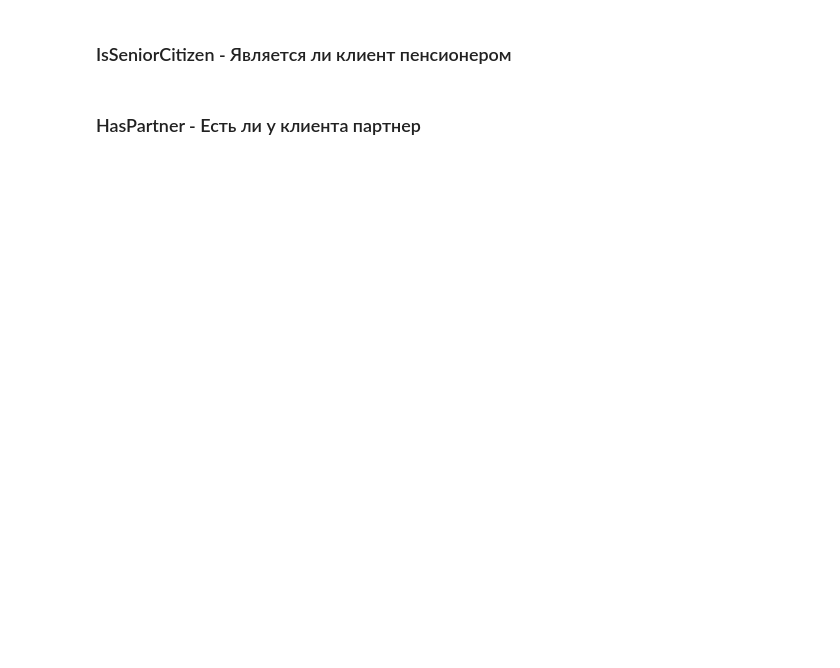
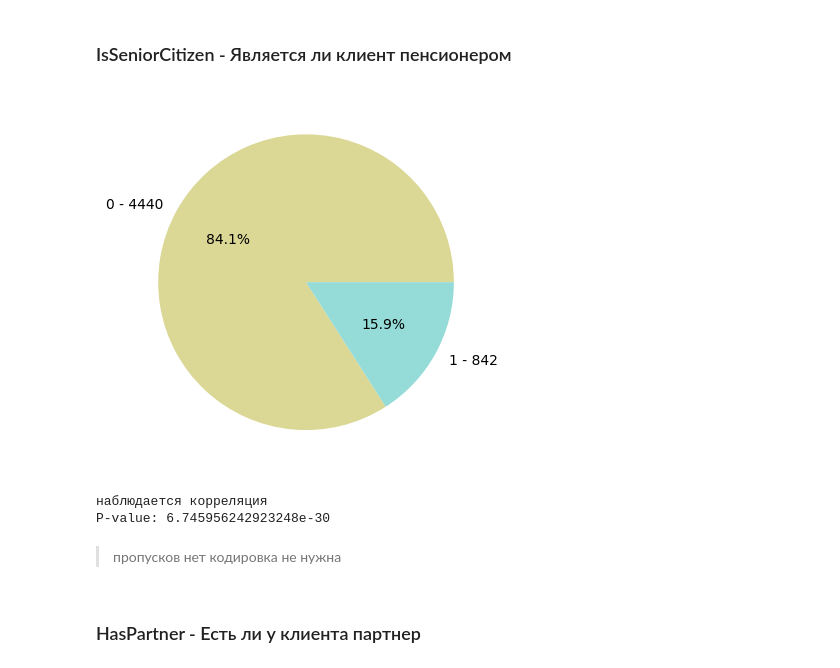
Before and after one commit to alex-chin/dsl_part_1_ml_cv, a Jupyter notebook: week_03_composition_model_selection/Homework/hw_3_kaggle_alx.ipynb, the cells around one changed output. Drawn from its saved outputs; the diff is of its cells as text; code cells hidden in the pictures; blank space fills up the shorter version.

```diff
--- a/week_03_composition_model_selection/Homework/hw_3_kaggle_alx.ipynb
+++ b/week_03_composition_model_selection/Homework/hw_3_kaggle_alx.ipynb
@@ -392,2 +459,11 @@ Name: count, dtype: int64
 # %% [markdown]
 ### IsSeniorCitizen - Является ли клиент пенсионером
+# %%
+show_pie(df.IsSeniorCitizen)
+# %% [output]
+[figure, added]
+# %%
+detect_cross(df.IsSeniorCitizen, df.Churn)
+# %% [output]
+наблюдается корреляция
+P-value: 6.745956242923248e-30
@@ -394,2 +474,4 @@ Name: count, dtype: int64
+# %% [markdown]
+> пропусков нет кодировка не нужна
 # %% [markdown]
 ### HasPartner - Есть ли у клиента партнер
```
Also changed, not shown: parts of 30 cells of this notebook.
